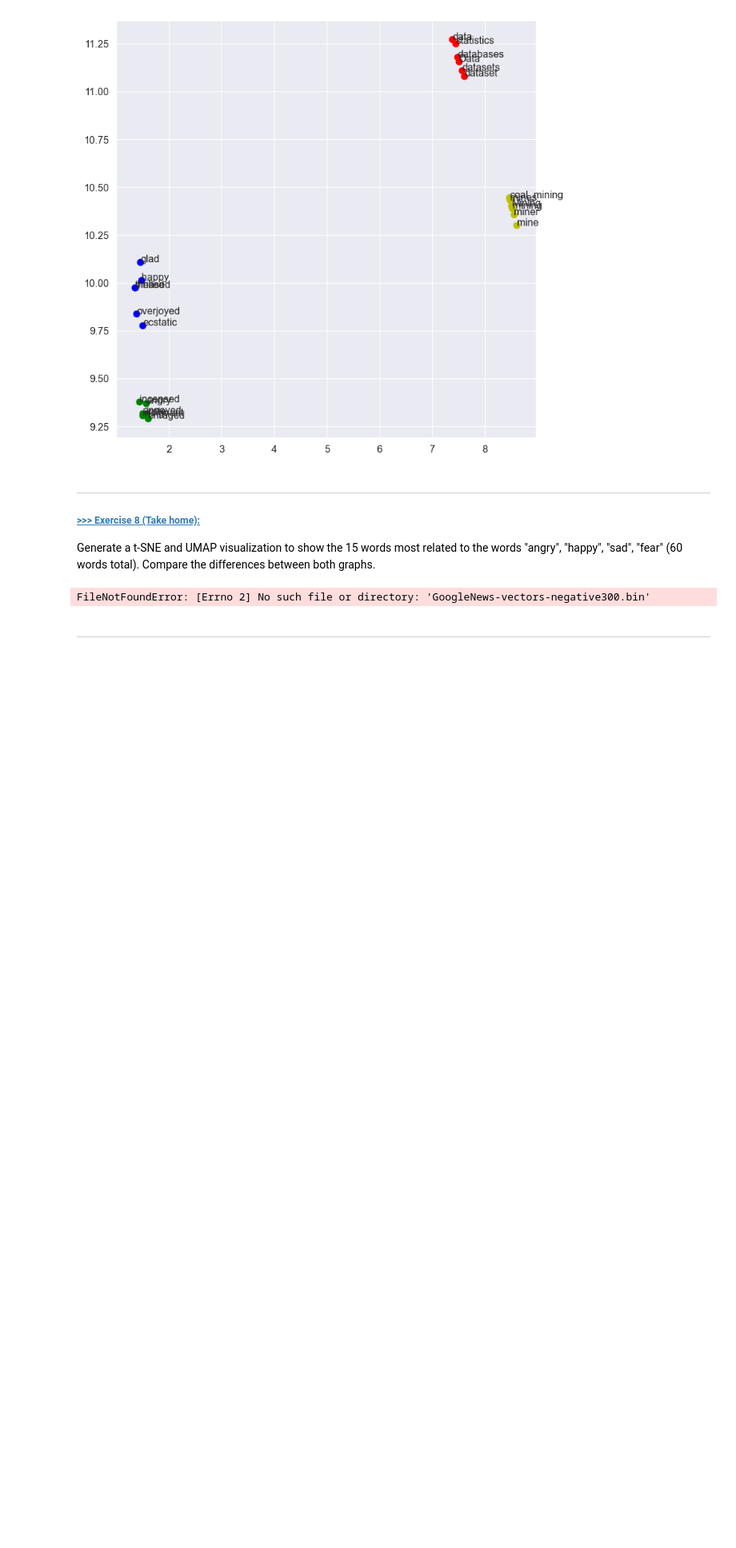
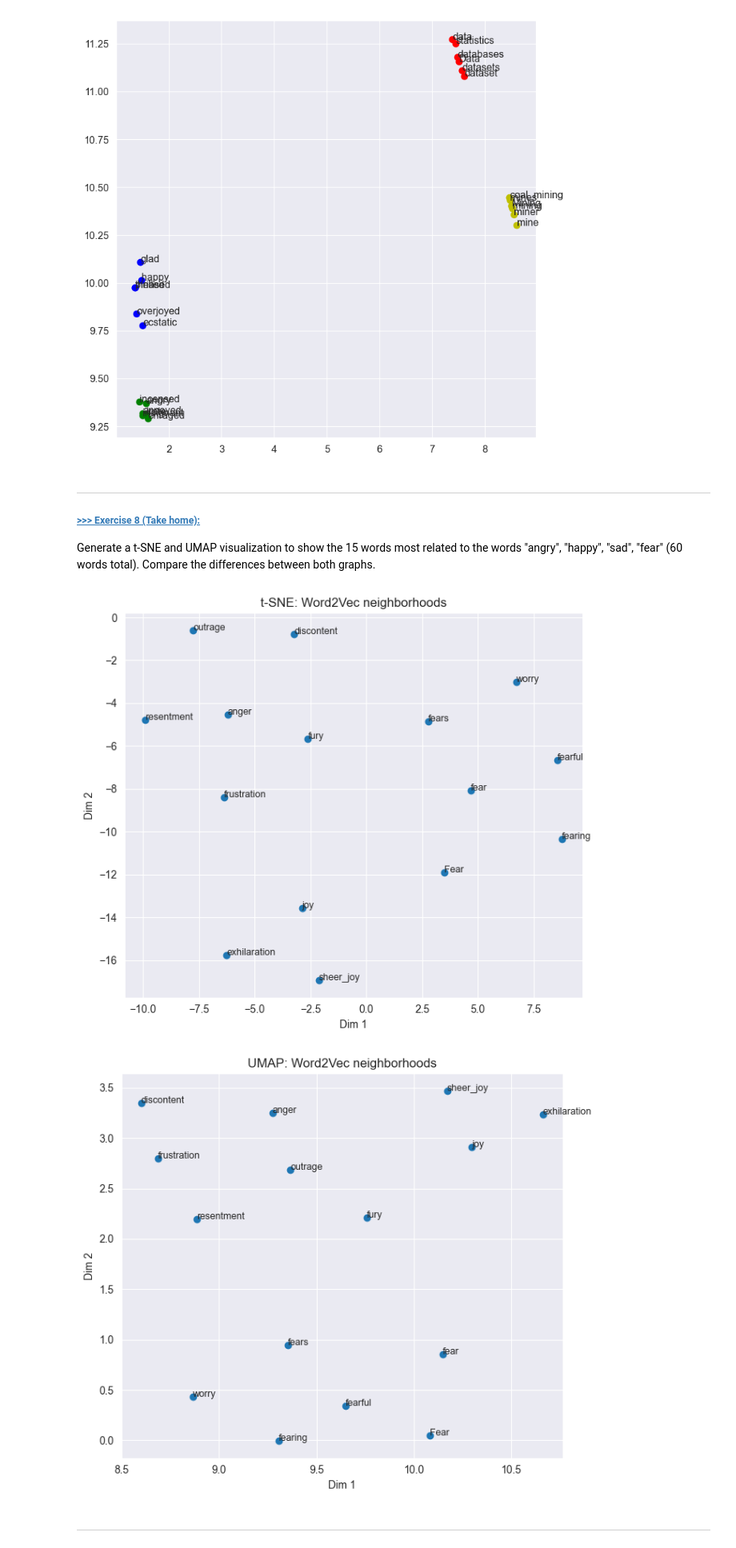
Before and after one commit to nguyentr0101/DM2025-Lab2-Exercise, a Jupyter notebook: DM2025-Lab2-Master-Phase_1.ipynb, the cells around one changed output. Shown at 80% size. Saved outputs shown, nothing was run; the diff lists cells and outputs as text; code cells hidden in the pictures; blank space fills up the shorter version.

```diff
--- a/DM2025-Lab2-Master-Phase_1.ipynb
+++ b/DM2025-Lab2-Master-Phase_1.ipynb
@@ -1446,80 +1446,72 @@ Generate a t-SNE and UMAP visualization to show the 15 words most related to the
 # Answer here
 import re
 import numpy as np
-import pandas as pd
 import matplotlib.pyplot as plt
-
 from gensim.models import KeyedVectors
 from sklearn.manifold import TSNE
 
-try:
-    import umap
-    HAS_UMAP = True
-except Exception:
-    HAS_UMAP = False
-    print("umap-learn not found; will skip UMAP plot (install via: pip install umap-learn)")
-
-# 1) Load pretrained word vectors (same as Exercise 7) ---
-W2V_PATH = "GoogleNews-vectors-negative300.bin"
+# pip install umap-learn
+# Load pretrained word vectors (same weights as Ex7)
+W2V_PATH = "GoogleNews/GoogleNews-vectors-negative300.bin"
 wv = KeyedVectors.load_word2vec_format(W2V_PATH, binary=True)
 
-# 2) Choose anchors related to your dataset (emotions) ---
+# Pick words to visualize
+# anchors + nearest neighbors (semantic neighborhoods)
 ANCHORS = ["anger", "fear", "joy", "sadness"] # adjust to your task
-TOP_K_PER_ANCHOR = 5 # 4 anchors * 5 = up to 20 words before dedup
+TOPK_PER_ANCHOR = 5 # 4 * 5 ≈ 20 words before dedup
 
-# Collect unique words (anchors + neighbors)
-words = []
+candidates = []
 for a in ANCHORS:
     if a in wv:
-        words.append(a)
-        for w, _sim in wv.most_similar(a, topn=TOP_K_PER_ANCHOR):
-            words.append(w)
+        candidates.append(a)
+        for w, _sim in wv.most_similar(a, topn=TOPK_PER_ANCHOR):
+            candidates.append(w)
 
-# Deduplicate and keep ~15–25
-uniq_words = []
+# Deduplicate and trim to ~15
+words = []
 seen = set()
-for w in words:
-    if w not in seen and w in wv:
-        uniq_words.append(w)
-        seen.add(w)
-uniq_words = uniq_words[:20] # trim if you want exactly ~15–20
+for w in candidates:
+    if w in wv and w not in seen:
+        words.append(w); seen.add(w)
+words = words[:15] # keep ≈ 15 words
 
-# 3) Build matrix of vectors ---
-X = np.vstack([wv[w] for w in uniq_words])
+assert len(words) >= 5, "Not enough words found—adjust anchors or TOPK_PER_ANCHOR."
 
-# 4A) t-SNE (local neighborhood emphasis) ---
-tsne_2d = TSNE(n_components=2, perplexity=10, learning_rate="auto", init="pca", random_state=0)
-Z_tsne = tsne_2d.fit_transform(X)
+# Build vector matrix
+X = np.vstack([wv[w] for w in words])
+
+# t-SNE (local clusters)
+tsne = TSNE(n_components=2, perplexity=10, init="pca", learning_rate="auto", random_state=0)
+Z_tsne = tsne.fit_transform(X)
 
 plt.figure(figsize=(7,6))
 plt.scatter(Z_tsne[:,0], Z_tsne[:,1])
-for i, w in enumerate(uniq_words):
+for i, w in enumerate(words):
     plt.text(Z_tsne[i,0], Z_tsne[i,1], w, fontsize=9)
 plt.title("t-SNE: Word2Vec neighborhoods")
 plt.xlabel("Dim 1"); plt.ylabel("Dim 2")
-plt.tight_layout()
-plt.show()
+plt.tight_layout(); plt.show()
 
-# 4B) UMAP (balances local/global structure) ---
+# UMAP (local+global structure)
 if HAS_UMAP:
-    umap_2d = umap.UMAP(n_neighbors=10, min_dist=0.1, random_state=0, metric="cosine")
-    Z_umap = umap_2d.fit_transform(X)
+    reducer = umap.UMAP(n_neighbors=10, min_dist=0.1, metric="cosine", random_state=0)
+    Z_umap = reducer.fit_transform(X)
 
     plt.figure(figsize=(7,6))
     plt.scatter(Z_umap[:,0], Z_umap[:,1])
-    for i, w in enumerate(uniq_words):
+    for i, w in enumerate(words):
         plt.text(Z_umap[i,0], Z_umap[i,1], w, fontsize=9)
     plt.title("UMAP: Word2Vec neighborhoods")
     plt.xlabel("Dim 1"); plt.ylabel("Dim 2")
-    plt.tight_layout()
-    plt.show()
+    plt.tight_layout(); plt.show()
 else:
-    print("UMAP plot skipped (install umap-learn to enable).")
+    print("UMAP plot skipped (install umap-learn).")
 
-# t-SNE typically forms tight local clusters of semantically related words (great for neighborhood inspection),
-# while UMAP often preserves more of the global arrangement between clusters (distances among groups are more meaningful).
-# Comparing both helps confirm which words cluster by emotion (e.g., around “anger/fear/joy/sadness”) and how distinct those clusters are overall.
+# t-SNE tends to form tight local clusters of semantically related words (great for neighborhood inspection),
+# while UMAP often preserves more global structure between clusters, so distances among groups are more interpretable.
+# If clusters around anger/fear/joy/sadness are well separated in both, that supports the embedding’s ability to capture emotion semantics. Any overlaps suggest shared vocabulary or ambiguity between classes.
 # %% [output]
-FileNotFoundError: [Errno 2] No such file or directory: 'GoogleNews-vectors-negative300.bin'
+[figure, added]
+[figure, added]
 # %% [markdown]
 ---
```
